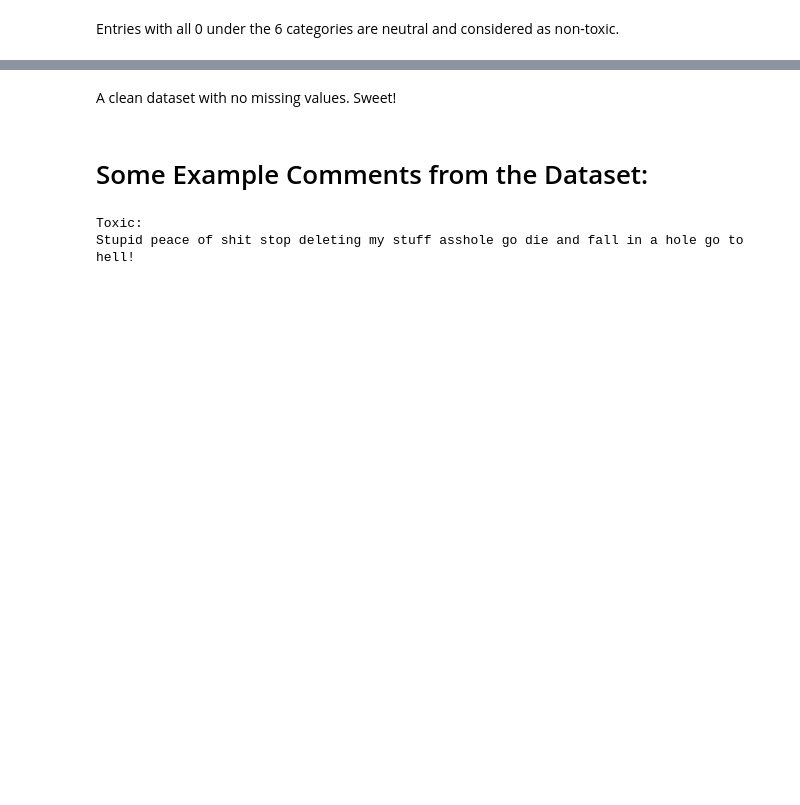
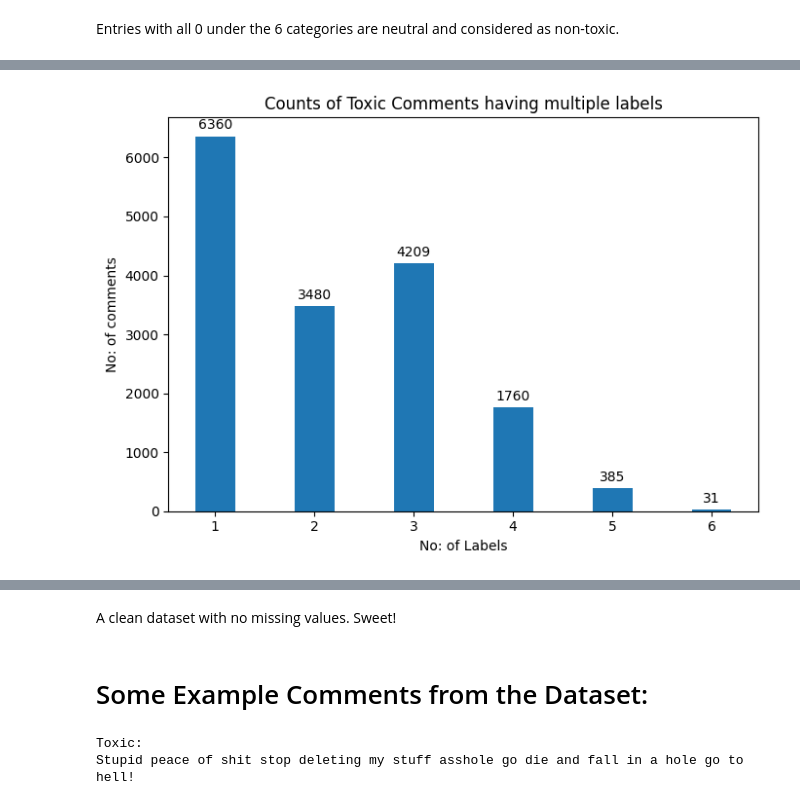
Before and after one commit to Iftekhar-mobin/depression_suicide_project, a Jupyter notebook: Pretrained_embedding_models/Toxic Comments Classifier.ipynb, the cells around one changed output, grey strips where cells are left out. Saved outputs shown, nothing was run; the diff lists cells and outputs as text; code cells hidden in the pictures; blank space fills up the shorter version.

```diff
--- a/Pretrained_embedding_models/Toxic Comments Classifier.ipynb
+++ b/Pretrained_embedding_models/Toxic Comments Classifier.ipynb
@@ -111,0 +262,33 @@ memory usage: 9.7+ MB
+# %%
+no_of_possible_labels=np.arange(1,7)
+values=np.zeros(6,dtype=int)
+
+for row in col_lbls_df.values:
+    if (sum(row[:-1])==1):
+        values[0]=values[0]+row[-1]
+
+    elif (sum(row[:-1])==2):
+        values[1]=values[1]+row[-1]
+
+    elif (sum(row[:-1])==3):
+        values[2]=values[2]+row[-1]
+
+    elif (sum(row[:-1])==4):
+        values[3]=values[3]+row[-1]
+
+    elif (sum(row[:-1])==5):
+        values[4]=values[4]+row[-1]
+
+    elif (sum(row[:-1])==6):
+        values[5]=values[5]+row[-1]
+
+fig, ax = plt.subplots(figsize=(7,5))
+rects1 = ax.bar(no_of_possible_labels, values, 0.4)
+ax.set_ylabel('No: of comments')
+ax.set_xlabel("No: of Labels")
+ax.set_title('Counts of Toxic Comments having multiple labels')
+ax.bar_label(rects1, padding=3)
+fig.tight_layout()
+plt.show()
+# %% [output]
+[figure, added]
```
Also changed, not shown: parts of 13 cells of this notebook.
